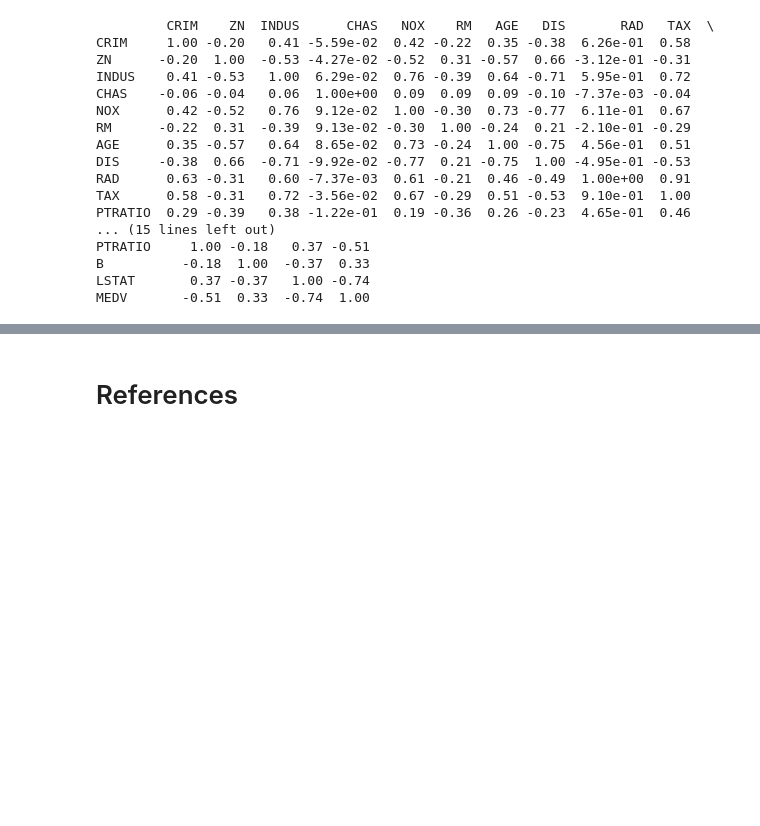
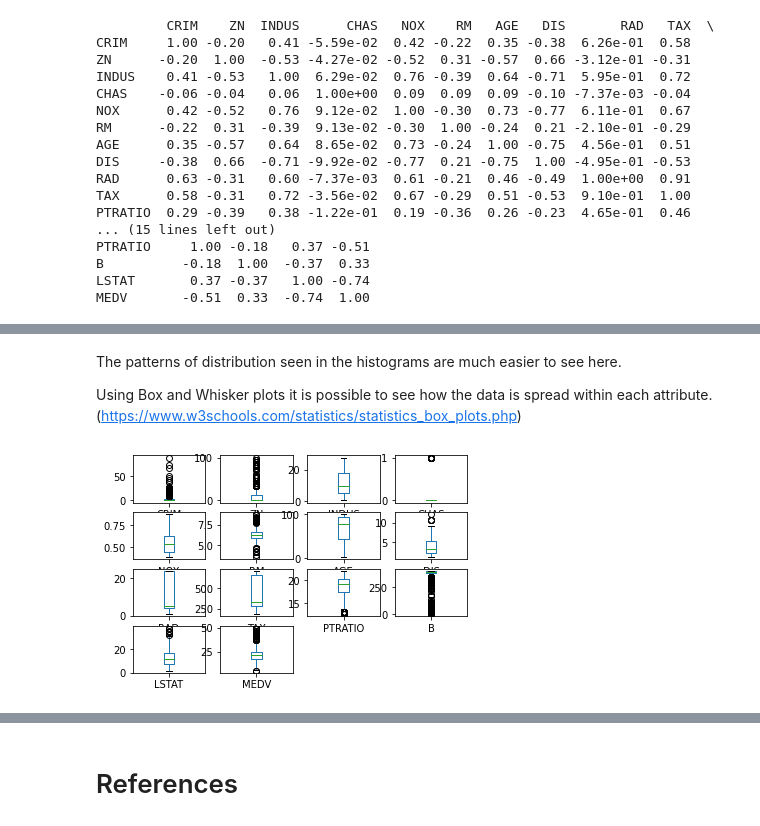
Before and after one commit to SharonNicG/52954-Machine-Learning-and-Statistics, a Jupyter notebook: scikit-learn.ipynb, the cells around one changed output, grey strips where cells are left out. Saved outputs shown, nothing was run; the diff lists cells and outputs as text; code cells hidden in the pictures; blank space fills up the shorter version.

```diff
--- a/scikit-learn.ipynb
+++ b/scikit-learn.ipynb
@@ -209,0 +239,9 @@ MEDV       -0.51  0.33  -0.74  1.00
+# %% [markdown]
+The patterns of distribution seen in the histograms are much easier to see here.
+
+Using Box and Whisker plots it is possible to see how the data is spread within each attribute. (https://www.w3schools.com/statistics/statistics_box_plots.php)
+# %%
+dataset.plot(kind='box', subplots=True, layout=(4,4), sharex=False, sharey=False)
+pyplot.show()
+# %% [output]
+[figure, added]
```
Also changed, not shown: parts of 16 cells of this notebook.
